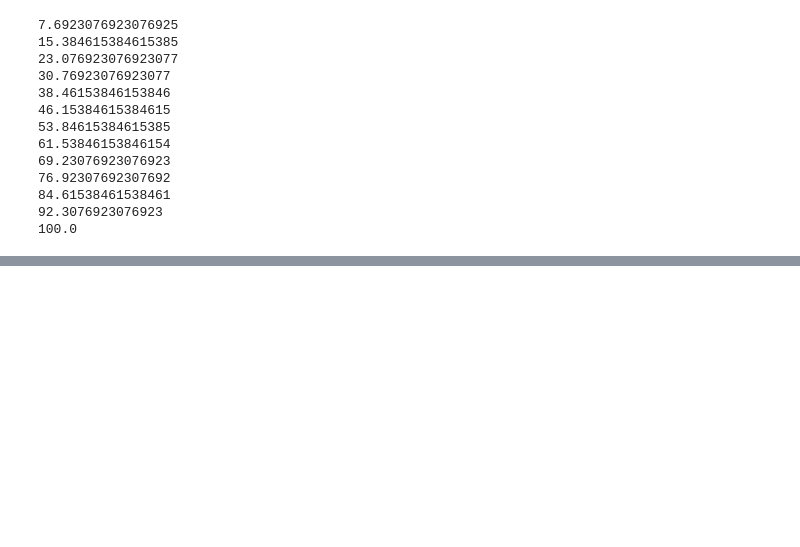
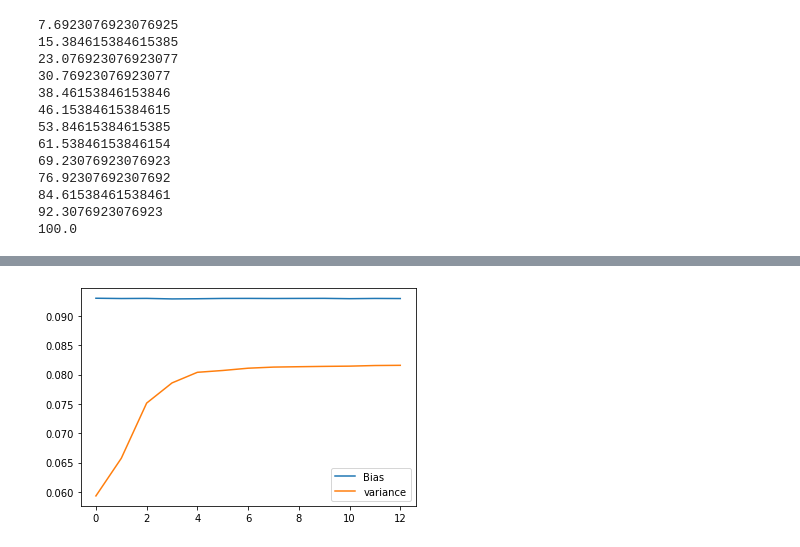
Before and after one commit to sigmunsl/FYS-STK4155, a Jupyter notebook: projects/Project1/tmp.ipynb, the cells around one changed output, grey strips where cells are left out. Cells and saved outputs as stored; diff of their text form; code cells hidden in the pictures; blank space fills up the shorter version.

```diff
--- a/projects/Project1/tmp.ipynb
+++ b/projects/Project1/tmp.ipynb
@@ -80,11 +79,13 @@ r2=np.zeros(maxpower)
 r2_in=np.zeros(maxpower)
 mse=np.zeros(maxpower)
 mse_in=np.zeros(maxpower)
+bias =np.zeros(maxpower)
+variance=np.zeros(maxpower)
 
 for i in range(maxpower):
 
     design_matrix   = fx.DesignDesign(x,y,i+1)
-    r2[i], mse[i], r2_in[i], mse_in[i] = fx.k_fold_cv(7, franke, design_matrix, fx.RidgeRegression,10e-05, shuffle=False)
+    r2[i], mse[i], r2_in[i], mse_in[i], bias[i], variance[i] = fx.k_fold_cv(7, franke, design_matrix, fx.RidgeRegression,10e-05, shuffle=True)
 
     print((i+1)*100/maxpower)
 # %% [output]
@@ -115,0 +117,7 @@ plt.show()
+# %%
+plt.plot(range(maxpower),(bias), label='Bias')
+plt.plot(range(maxpower),variance, label='variance')
+plt.legend()
+plt.show()
+# %% [output]
+[figure, added]
```
Also changed, not shown: parts of 8 cells of this notebook, 1 other file.
